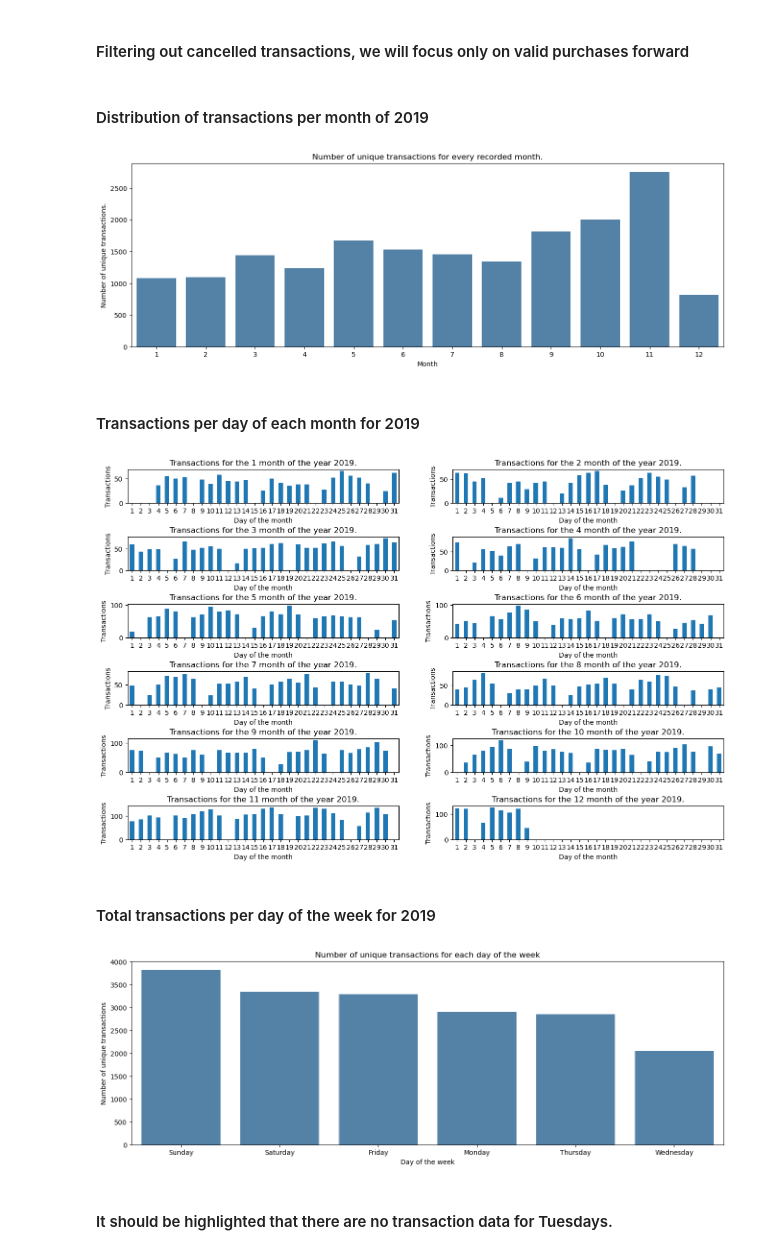
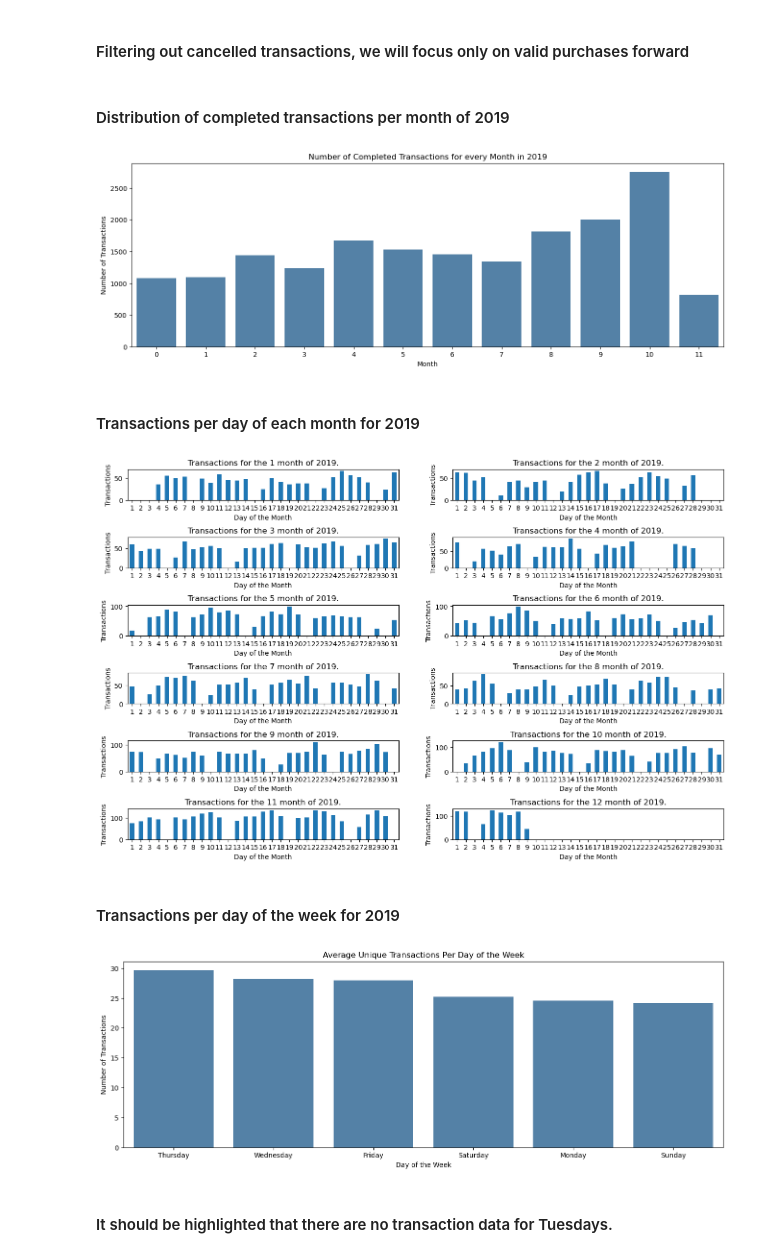
Before and after one commit to SyNikolai/EcommerceAnalytics, a Jupyter notebook: ecommerce.ipynb, the cells around one changed output. Saved outputs shown, nothing was run; the diff lists cells and outputs as text; code cells hidden in the pictures.

Commit message:
Added revenue plots
Added graphs to display the distribution of revenue in a monthly and daily basis. Reorganised the notebook , remade the plots concerning number of transactions.

```diff
--- a/ecommerce.ipynb
+++ b/ecommerce.ipynb
@@ -217,20 +222,20 @@ df = df.drop(df[df["Quantity"] < 0].index)
 # %% [markdown]
-#### Distribution of transactions per month of 2019
+#### Distribution of completed transactions per month of 2019
 # %%
 # How are transactions distributed in each month.
-transactions = df.groupby(by = ["Month"]).agg({"Transaction_id": "nunique"})
+montlhy_valid_transactions = df.groupby(by = ["Month"]).agg({"Transaction_id": "nunique"}).reset_index()
 
-# Plot the bar graph using seaborn
-plt.figure(figsize = (16,5))
-sns.barplot(data=transactions.reset_index(), x=transactions.index, y="Transaction_id", color="steelblue")
+# Plot the bar graph
+plt.figure(figsize=[16,5])
+sns.barplot(data=montlhy_valid_transactions, x=montlhy_valid_transactions.index, y="Transaction_id", color="steelblue")
 
 # Add title and labels
-plt.title("Number of unique transactions for every recorded month.")
-plt.ylabel("Number of unique transactions.")
+plt.title("Number of Completed Transactions for every Month in 2019")
+plt.ylabel("Number of Transactions")
 plt.xlabel("Month")
 plt.show()
 # %% [output]
-[figure, old version]
+[figure, new version]
 # %% [markdown]
 #### Transactions per day of each month for 2019
 # %%
@@ -240,31 +245,31 @@ daily_transactions = df.groupby(by = ["Month","Day"]).agg({"Transaction_id": "nu
 fig, axs = plt.subplots(nrows=6, ncols=2, figsize=[16,10])
 axs = axs.ravel()
 for i, row in daily_transactions.unstack().iterrows():
-    row.plot.bar(ax = axs[i-1], title = f"Transactions for the {i} month of the year 2019.", rot=0)
+    row.plot.bar(ax = axs[i-1], title = f"Transactions for the {i} month of 2019.", rot=0)
     axs[i-1].set_xticklabels(range(1,32))
-    axs[i-1].set_xlabel("Day of the month")
+    axs[i-1].set_xlabel("Day of the Month")
     axs[i-1].set_ylabel("Transactions")
-plt.subplots_adjust(hspace=1)
+plt.subplots_adjust(hspace=1.2)
 plt.show()
 # %% [output]
-[figure, old version]
+[figure, new version]
 # %% [markdown]
-#### Total transactions per day of the week for 2019
+#### Transactions per day of the week for 2019
 # %%
-# Calculate the number of unique transactions for each day of the week
-transact_days = df.groupby(by=["Day_name"]).agg({"Transaction_id": "nunique"}).sort_values(by="Transaction_id", ascending=False)
+unique_daily_transactions = df.groupby(by=["Day_name","Transaction_id"])["Transaction_id"].count().reset_index(name="Transaction_count")
+mean_daily_transactions = unique_daily_transactions.groupby(by=["Day_name"])["Transaction_count"].mean().sort_values(ascending=False)
 
+# Plot the bar graph
 plt.figure(figsize=[16,5])
-# Plot the bar graph using seaborn
-sns.barplot(data=transact_days.reset_index(), x=transact_days.index, y="Transaction_id", color="steelblue")
+sns.barplot(x=mean_daily_transactions.index, y=mean_daily_transactions.values, color="steelblue")
 
-# Add title, labels, and remove the legend title
-plt.title("Number of unique transactions for each day of the week")
-plt.ylabel("Number of unique transactions")
-plt.xlabel("Day of the week")
+# Add title and labels
+plt.title("Average Unique Transactions Per Day of the Week")
+plt.xlabel("Day of the Week")
+plt.ylabel("Number of Transactions")
 plt.show()
 # %% [output]
-[figure, old version]
+[figure, new version]
 # %% [markdown]
 #### It should be highlighted that there are no transaction data for Tuesdays.
 # %% [markdown]
```
Also changed, not shown: parts of 29 cells of this notebook.
